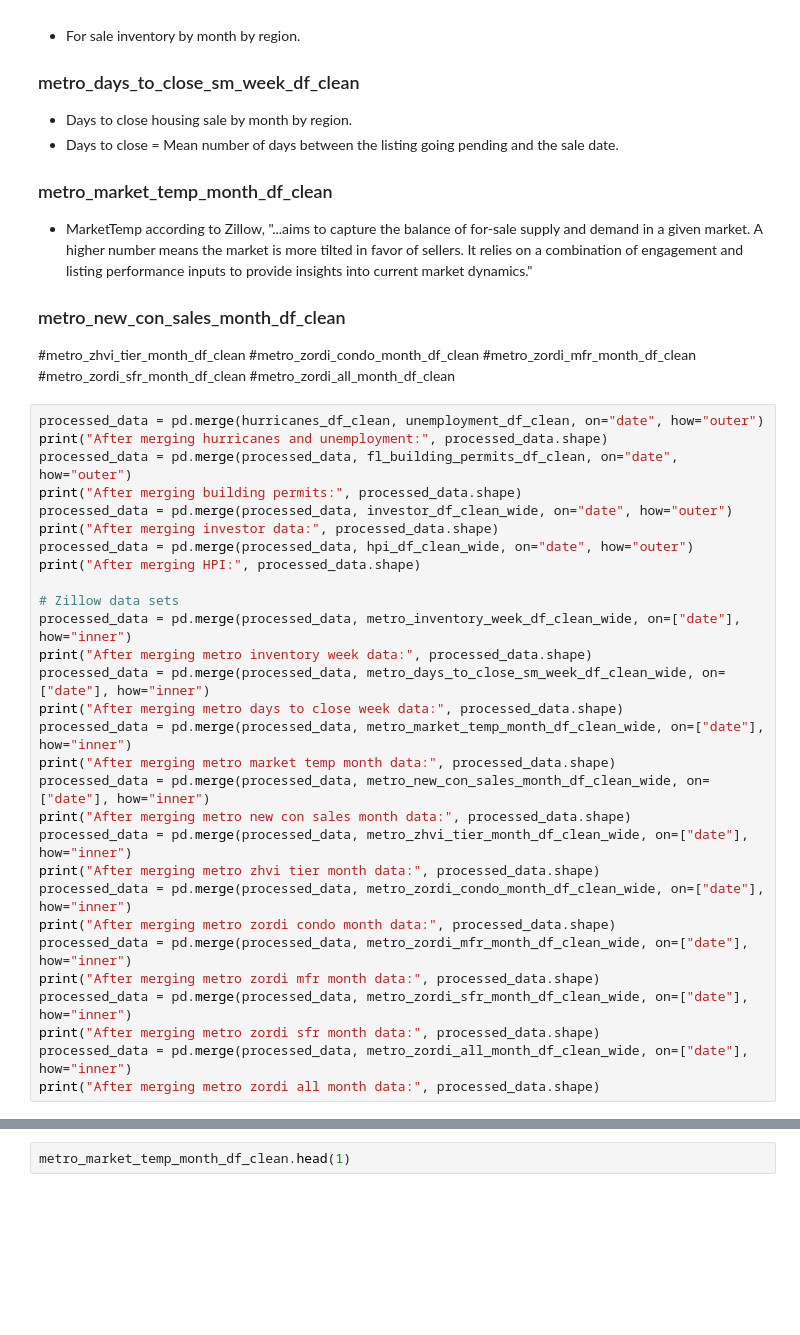
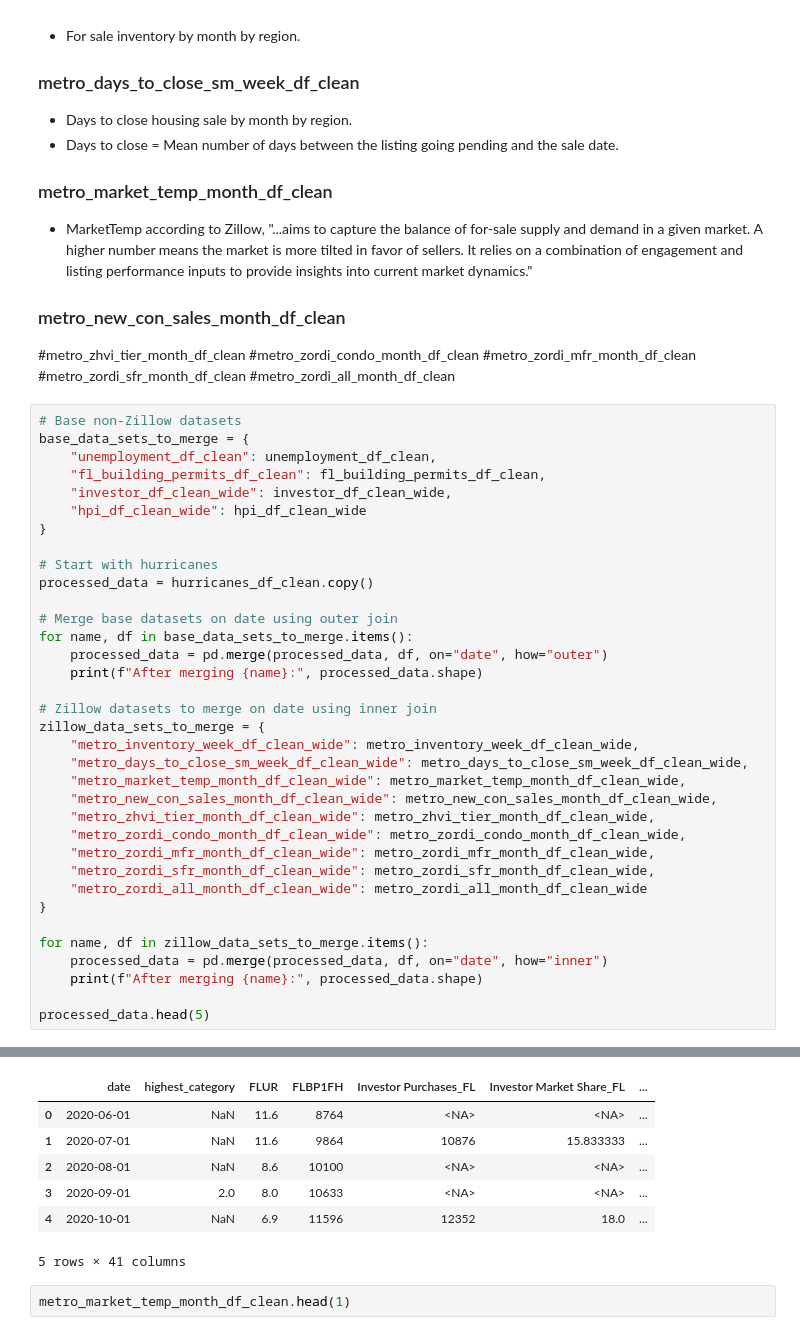
Before and after one commit to walde363/covid-housing-forecast, a Jupyter notebook: notebooks/Data review and analysis.ipynb, the cells around one changed output, grey strips where cells are left out. Drawn from its saved outputs; the diff is of its cells as text; blank space fills up the shorter version.

```diff
--- a/notebooks/Data review and analysis.ipynb
+++ b/notebooks/Data review and analysis.ipynb
@@ -763,32 +763,38 @@ hpi_df_clean_wide.columns = ["date", "HPI_South_Atlantic_Not_Seasonally_Adjusted
 #metro_zordi_sfr_month_df_clean
 #metro_zordi_all_month_df_clean
 # %%
-processed_data = pd.merge(hurricanes_df_clean, unemployment_df_clean, on="date", how="outer")
-print("After merging hurricanes and unemployment:", processed_data.shape)
-processed_data = pd.merge(processed_data, fl_building_permits_df_clean, on="date", how="outer")
-print("After merging building permits:", processed_data.shape)
-processed_data = pd.merge(processed_data, investor_df_clean_wide, on="date", how="outer")
-print("After merging investor data:", processed_data.shape)
-processed_data = pd.merge(processed_data, hpi_df_clean_wide, on="date", how="outer")
-print("After merging HPI:", processed_data.shape)
+# Base non-Zillow datasets
+base_data_sets_to_merge = {
+    "unemployment_df_clean": unemployment_df_clean,
+    "fl_building_permits_df_clean": fl_building_permits_df_clean,
+    "investor_df_clean_wide": investor_df_clean_wide,
+    "hpi_df_clean_wide": hpi_df_clean_wide
+}
 
-# Zillow data sets
-processed_data = pd.merge(processed_data, metro_inventory_week_df_clean_wide, on=["date"], how="inner")
-print("After merging metro inventory week data:", processed_data.shape)
-processed_data = pd.merge(processed_data, metro_days_to_close_sm_week_df_clean_wide, on=["date"], how="inner")
-print("After merging metro days to close week data:", processed_data.shape)
-processed_data = pd.merge(processed_data, metro_market_temp_month_df_clean_wide, on=["date"], how="inner")
-print("After merging metro market temp month data:", processed_data.shape)
-processed_data = pd.merge(processed_data, metro_new_con_sales_month_df_clean_wide, on=["date"], how="inner")
-print("After merging metro new con sales month data:", processed_data.shape)
-processed_data = pd.merge(processed_data, metro_zhvi_tier_month_df_clean_wide, on=["date"], how="inner")
-print("After merging metro zhvi tier month data:", processed_data.shape)
-processed_data = pd.merge(processed_data, metro_zordi_condo_month_df_clean_wide, on=["date"], how="inner")
-print("After merging metro zordi condo month data:", processed_data.shape)
-processed_data = pd.merge(processed_data, metro_zordi_mfr_month_df_clean_wide, on=["date"], how="inner")
-print("After merging metro zordi mfr month data:", processed_data.shape)
-processed_data = pd.merge(processed_data, metro_zordi_sfr_month_df_clean_wide, on=["date"], how="inner")
-print("After merging metro zordi sfr month data:", processed_data.shape)
-processed_data = pd.merge(processed_data, metro_zordi_all_month_df_clean_wide, on=["date"], how="inner")
-print("After merging metro zordi all month data:", processed_data.shape)
+# Start with hurricanes
+processed_data = hurricanes_df_clean.copy()
+
+# Merge base datasets on date using outer join
+for name, df in base_data_sets_to_merge.items():
+    processed_data = pd.merge(processed_data, df, on="date", how="outer")
+    print(f"After merging {name}:", processed_data.shape)
+
+# Zillow datasets to merge on date using inner join
+zillow_data_sets_to_merge = {
+    "metro_inventory_week_df_clean_wide": metro_inventory_week_df_clean_wide,
+    "metro_days_to_close_sm_week_df_clean_wide": metro_days_to_close_sm_week_df_clean_wide,
+    "metro_market_temp_month_df_clean_wide": metro_market_temp_month_df_clean_wide,
+    "metro_new_con_sales_month_df_clean_wide": metro_new_con_sales_month_df_clean_wide,
+    "metro_zhvi_tier_month_df_clean_wide": metro_zhvi_tier_month_df_clean_wide,
+    "metro_zordi_condo_month_df_clean_wide": metro_zordi_condo_month_df_clean_wide,
+    "metro_zordi_mfr_month_df_clean_wide": metro_zordi_mfr_month_df_clean_wide,
+    "metro_zordi_sfr_month_df_clean_wide": metro_zordi_sfr_month_df_clean_wide,
+    "metro_zordi_all_month_df_clean_wide": metro_zordi_all_month_df_clean_wide
+}
+
+for name, df in zillow_data_sets_to_merge.items():
+    processed_data = pd.merge(processed_data, df, on="date", how="inner")
+    print(f"After merging {name}:", processed_data.shape)
+
+processed_data.head(5)
 # %% [output]
@@ -808,3 +814,10 @@ After merging metro zordi all month data: (67, 41)
+|  | date | highest_category | FLUR | FLBP1FH | Investor Purchases_FL | Investor Market Share_FL | ... |
+| 0 | 2020-06-01 | NaN | 11.6 | 8764 | <NA> | <NA> | ... |
+| 1 | 2020-07-01 | NaN | 11.6 | 9864 | 10876 | 15.833333 | ... |
+| 2 | 2020-08-01 | NaN | 8.6 | 10100 | <NA> | <NA> | ... |
+| 3 | 2020-09-01 | 2.0 | 8.0 | 10633 | <NA> | <NA> | ... |
+| 4 | 2020-10-01 | NaN | 6.9 | 11596 | 12352 | 18.0 | ... |
+5 rows × 41 columns
 # %%
 metro_market_temp_month_df_clean.head(1)
 # %% [output]
```
Also changed, not shown: parts of 3 cells of this notebook.
